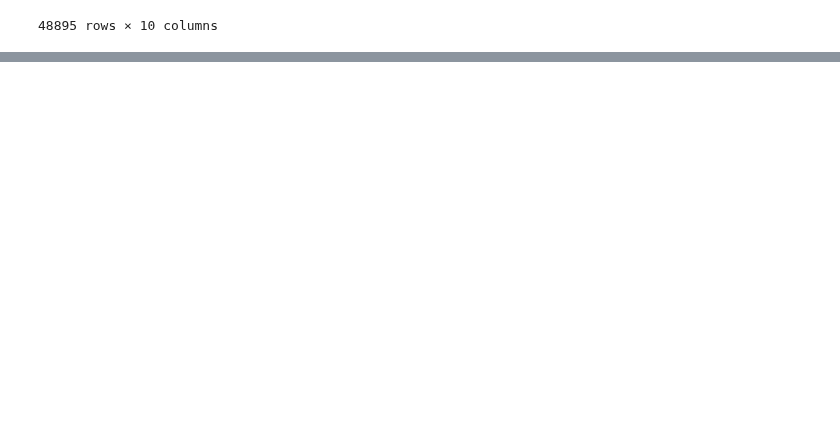
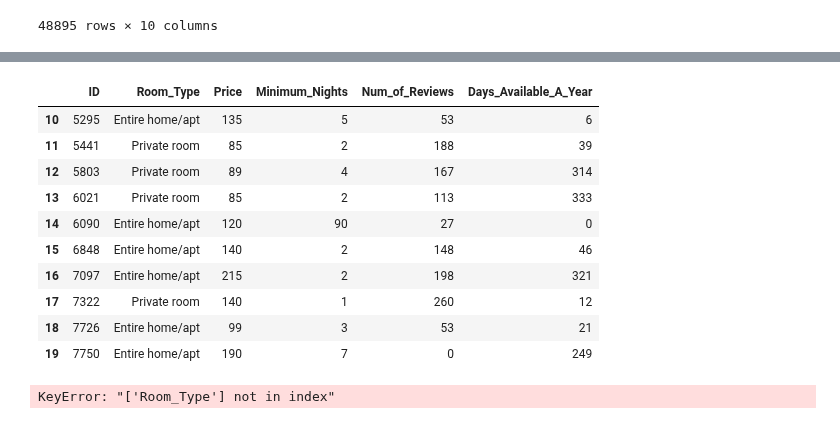
Before and after one commit to irwinmier96/Side_Projects, a Jupyter notebook: NYC AirBnB/Untitled.ipynb, the cells around one changed output, grey strips where cells are left out. Drawn from its saved outputs; the diff is of its cells as text; code cells hidden in the pictures; blank space fills up the shorter version.

Commit message:
dummy variable added

```diff
--- a/NYC AirBnB/Untitled.ipynb
+++ b/NYC AirBnB/Untitled.ipynb
@@ -8,8 +8,11 @@ import seaborn as sns
 # %%
 # Importing the dataset
 df = pd.read_csv('Datasets/AB_NYC_2019.csv')
-del df['host_id'], df['last_review'], df['host_name']
-del df['latitude'], df['longitude'], df['calculated_host_listings_count']
+
+#Drop unnecesary columns
+drop_cols= ['host_id','last_review','host_name','latitude','longitude','calculated_host_listings_count']
+
+df = df.drop(drop_cols, axis=1)
 df = df.rename(columns={"id": "ID",
                                   "name": "Name",
                                   "neighbourhood_group": "Borough",
@@ -20,6 +23,8 @@ df = df.rename(columns={"id": "ID",
                                   "number_of_reviews":"Num_of_Reviews",
                                   "reviews_per_month": "Reviews_per_Month",
                                   "availability_365": "Days_Available_A_Year"})
+
+
 df
 # %% [output]
 |  | ID | Name | Borough | Neighborhood | Room_Type | Price | Minimum_Nights | Num_of_Reviews | ... |
@@ -42,0 +79,33 @@ df
+# %%
+#Predict by room type for now, exclude borough and neighborhood
+drop_locations = ["Name", "Borough", "Neighborhood","Reviews_per_Month"]
+no_location = df.drop(drop_locations, axis = 1)
+
+#New dataframe with excluded columns
+no_location = pd.DataFrame(no_location)
+
+no_location[10:20]
+# %% [output]
+|  | ID | Room_Type | Price | Minimum_Nights | Num_of_Reviews | Days_Available_A_Year |
+| 10 | 5295 | Entire home/apt | 135 | 5 | 53 | 6 |
+| 11 | 5441 | Private room | 85 | 2 | 188 | 39 |
+| 12 | 5803 | Private room | 89 | 4 | 167 | 314 |
+| 13 | 6021 | Private room | 85 | 2 | 113 | 333 |
+| 14 | 6090 | Entire home/apt | 120 | 90 | 27 | 0 |
+| 15 | 6848 | Entire home/apt | 140 | 2 | 148 | 46 |
+| 16 | 7097 | Entire home/apt | 215 | 2 | 198 | 321 |
+| 17 | 7322 | Private room | 140 | 1 | 260 | 12 |
+| 18 | 7726 | Entire home/apt | 99 | 3 | 53 | 21 |
+| 19 | 7750 | Entire home/apt | 190 | 7 | 0 | 249 |
+# %%
+#Converting nominal features into numerical features requires encoding them as dummy variables
+
+#Get the Dummy Variables
+
+nominal_column = ["Room_Type"]
+dummy_room = pd.get_dummies(no_location[nominal_column])
+
+# no_location = pd.concat([dummy_room, no_location], axis=1)
+# no_location = no_location.drop(nominal_column, axis=1)
+# %% [output]
+KeyError: "['Room_Type'] not in index"
```
Also changed, not shown: parts of 3 cells of this notebook.
